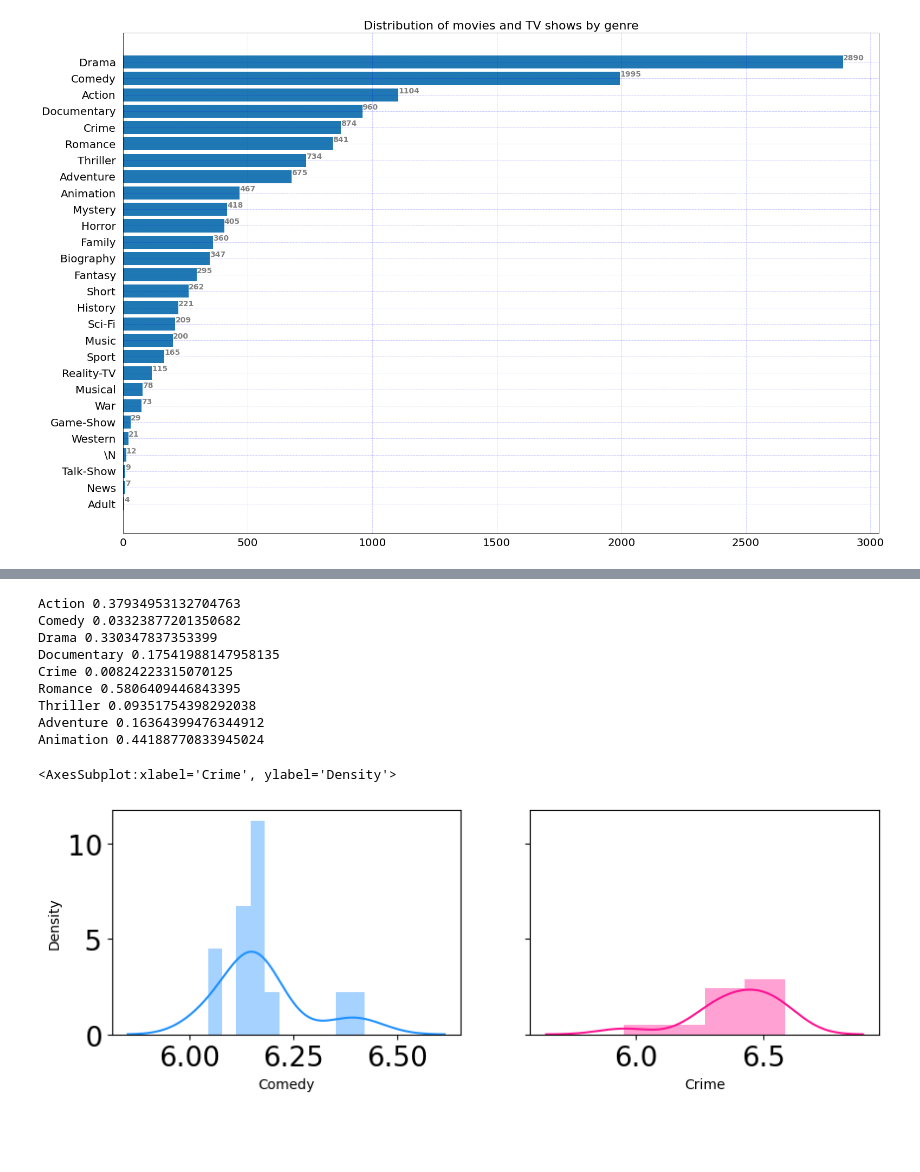
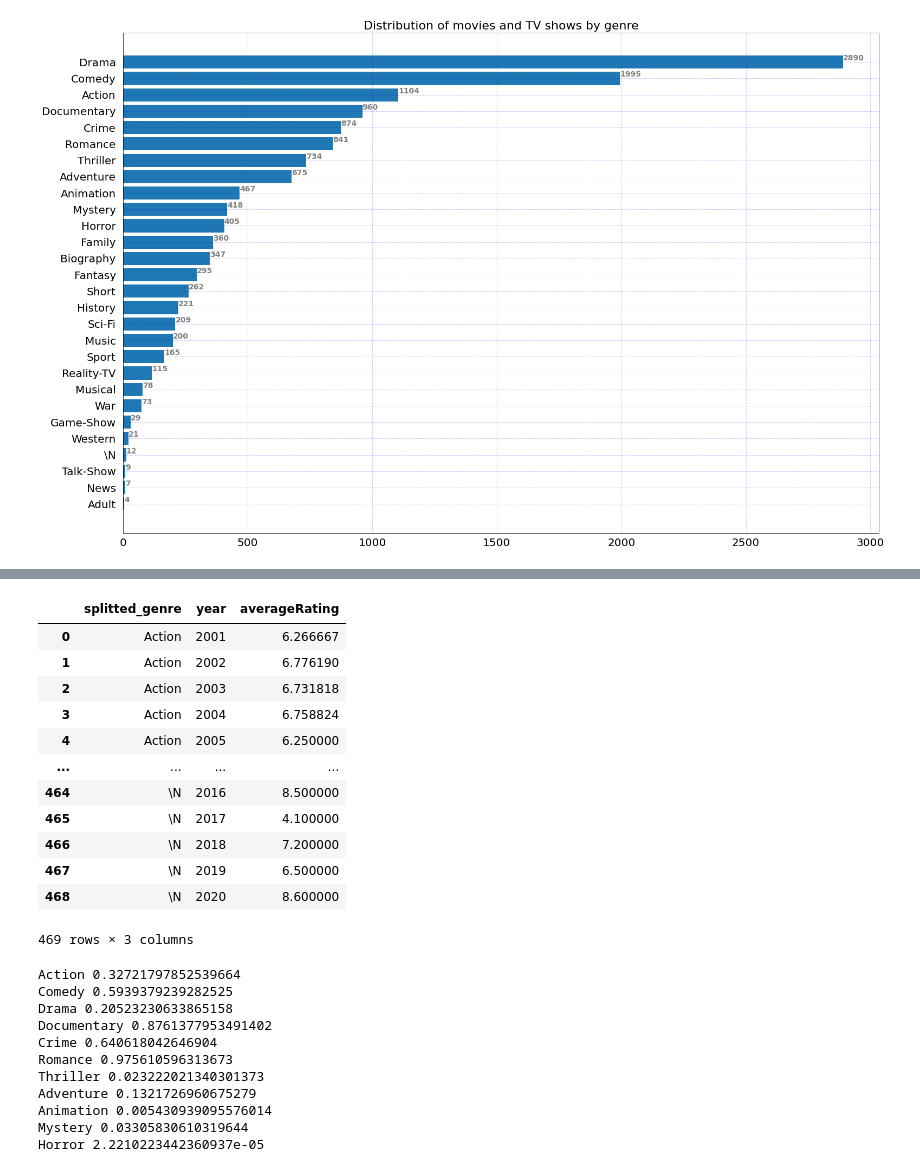
Before and after one commit to johnnminh/CMPT353-Netflix-Data, a Jupyter notebook: genre_analyzing.ipynb, the cells around one changed output, grey strips where cells are left out. Cells and saved outputs as stored; diff of their text form; code cells hidden in the pictures; blank space fills up the shorter version.

```diff
--- a/genre_analyzing.ipynb
+++ b/genre_analyzing.ipynb
@@ -79,6 +101,22 @@ subset_year = title_genre_4[title_genre_4['year']>2008]
 subset_year = subset_year.set_index('year')
 # %%
 subset_year = subset_year.groupby(['splitted_genre','year'])['averageRating'].mean().reset_index()
+# %%
+subset_year
+# %% [output]
+|  | splitted_genre | year | averageRating |
+| 0 | Action | 2001 | 6.266667 |
+| 1 | Action | 2002 | 6.776190 |
+| 2 | Action | 2003 | 6.731818 |
+| 3 | Action | 2004 | 6.758824 |
+| 4 | Action | 2005 | 6.250000 |
+| ... | ... | ... | ... |
+| 464 | \N | 2016 | 8.500000 |
+| 465 | \N | 2017 | 4.100000 |
+| 466 | \N | 2018 | 7.200000 |
+| 467 | \N | 2019 | 6.500000 |
+| 468 | \N | 2020 | 8.600000 |
+469 rows × 3 columns
 # %%
 subset_year =subset_year.set_index('splitted_genre')
 # %%
@@ -87,31 +125,23 @@ subset_year_2 = subset_year.loc[['Action', 'Comedy','Drama','Documentary','Crime
 # %%
 list_p =[]
 genre_list = ['Action', 'Comedy','Drama','Documentary','Crime',
-                                 'Romance','Thriller','Adventure','Animation']
+                                 'Romance','Thriller','Adventure','Animation','Mystery','Horror']
 for i in genre_list:
     subset_genre = subset_year_2[subset_year_2['splitted_genre']==i]
     normal_cal = stats.normaltest(subset_genre['averageRating']).pvalue
     print(i, normal_cal)
+subset_year_2 = subset_year_2[(subset_year_2['year']!=2003) & (subset_year_2['year'] !=2004)]
 # %% [output]
-Action 0.37934953132704763
-Comedy 0.03323877201350682
-Drama 0.330347837353399
-Documentary 0.17541988147958135
-Crime 0.00824223315070125
-Romance 0.5806409446843395
-Thriller 0.09351754398292038
-Adventure 0.16364399476344912
-Animation 0.44188770833945024
+Action 0.32721797852539664
+Comedy 0.5939379239282525
+Drama 0.20523230633865158
+Documentary 0.8761377953491402
+Crime 0.640618042646904
+Romance 0.975610596313673
+Thriller 0.023222021340301373
+Adventure 0.1321726960675279
+Animation 0.005430939095576014
+Mystery 0.03305830610319644
+Horror 2.2210223442360937e-05
-# %%
-#We can see that Comedy and Crime data is not normal
-comedy_df = subset_year_2[subset_year_2['splitted_genre']=='Comedy'].drop(columns=['year'])
-crime_df = subset_year_2[subset_year_2['splitted_genre']=='Crime'].drop(columns=['year'])
-
-fig, axes = plt.subplots(1, 2, figsize=(10, 3), sharey=True, dpi=100)
-sns.distplot(comedy_df['averageRating'] , color="dodgerblue", ax=axes[0], axlabel='Comedy')
-sns.distplot(crime_df['averageRating'] , color="deeppink", ax=axes[1], axlabel='Crime')
-# %% [output]
-<AxesSubplot:xlabel='Crime', ylabel='Density'>
-[figure, removed]
 # %%
 genre_list = ['Action', 'Comedy','Drama','Documentary','Crime',
```
Also changed, not shown: parts of 7 cells of this notebook.
